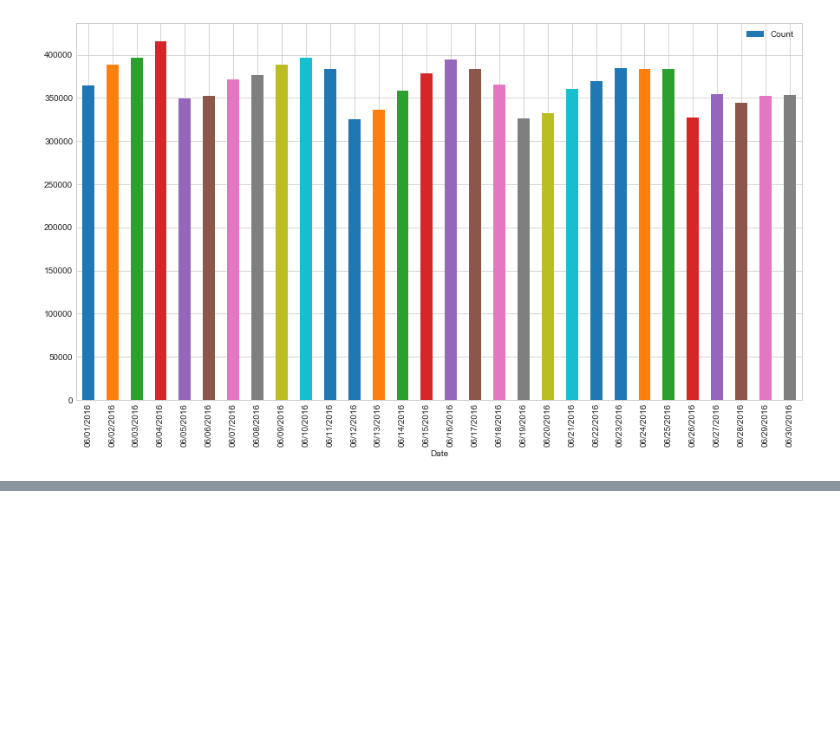
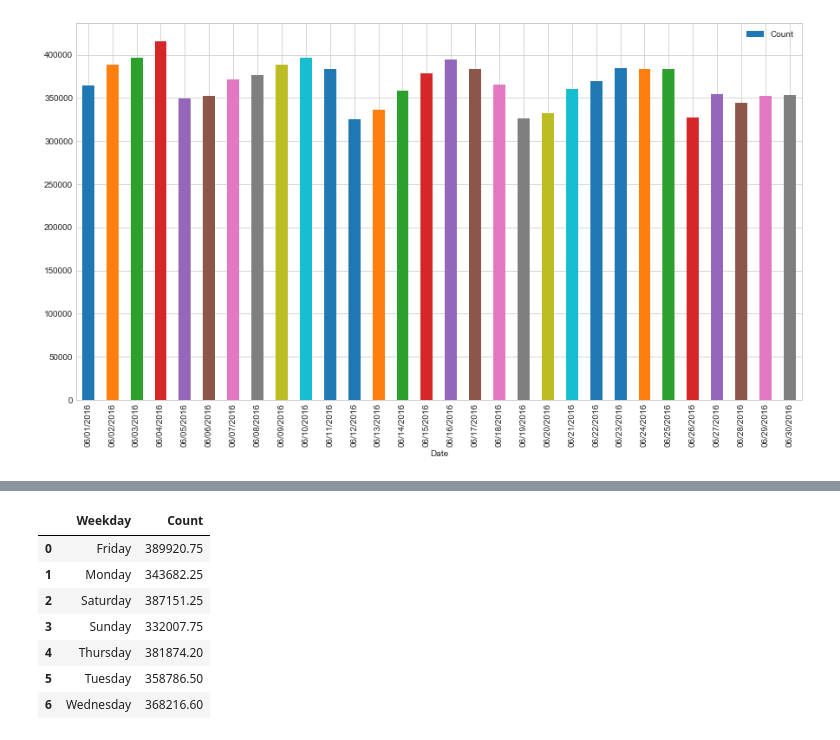
Before and after one commit to rupeshbasnet/big-data, a Jupyter notebook: Cleaning Taxi Data.ipynb, the cells around one changed output, grey strips where cells are left out. Saved outputs shown, nothing was run; the diff lists cells and outputs as text; code cells hidden in the pictures; blank space fills up the shorter version.

```diff
--- a/Cleaning Taxi Data.ipynb
+++ b/Cleaning Taxi Data.ipynb
@@ -266,0 +277,13 @@ dfAggValues.plot.bar(x='Date', y='Count')
+# %%
+dfAvgValues = pd.DataFrame(dfAggValues.groupby('Weekday', as_index=False)['Count'].mean())
+# %%
+dfAvgValues
+# %% [output]
+|  | Weekday | Count |
+| 0 | Friday | 389920.75 |
+| 1 | Monday | 343682.25 |
+| 2 | Saturday | 387151.25 |
+| 3 | Sunday | 332007.75 |
+| 4 | Thursday | 381874.20 |
+| 5 | Tuesday | 358786.50 |
+| 6 | Wednesday | 368216.60 |
```
Also changed, not shown: parts of 6 cells of this notebook.
